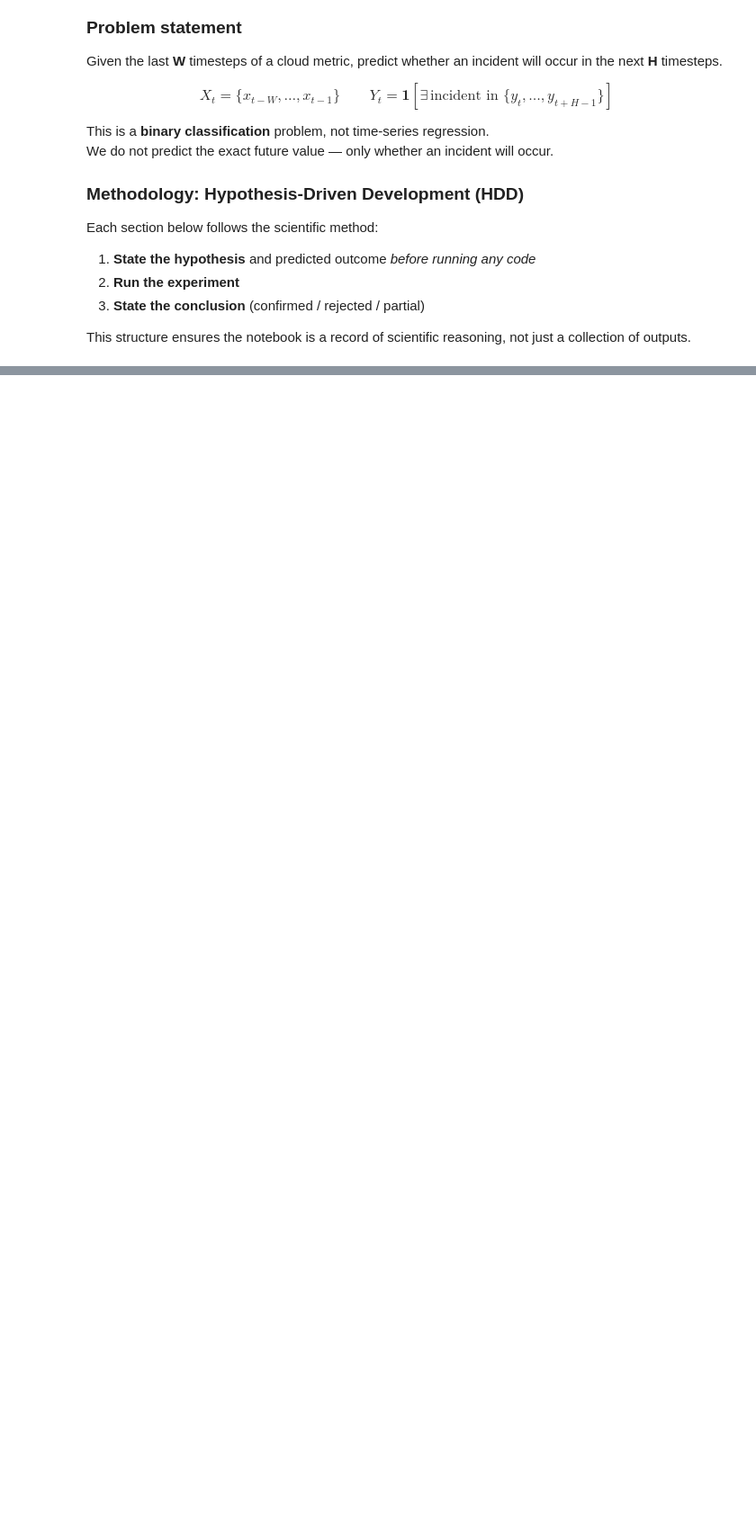
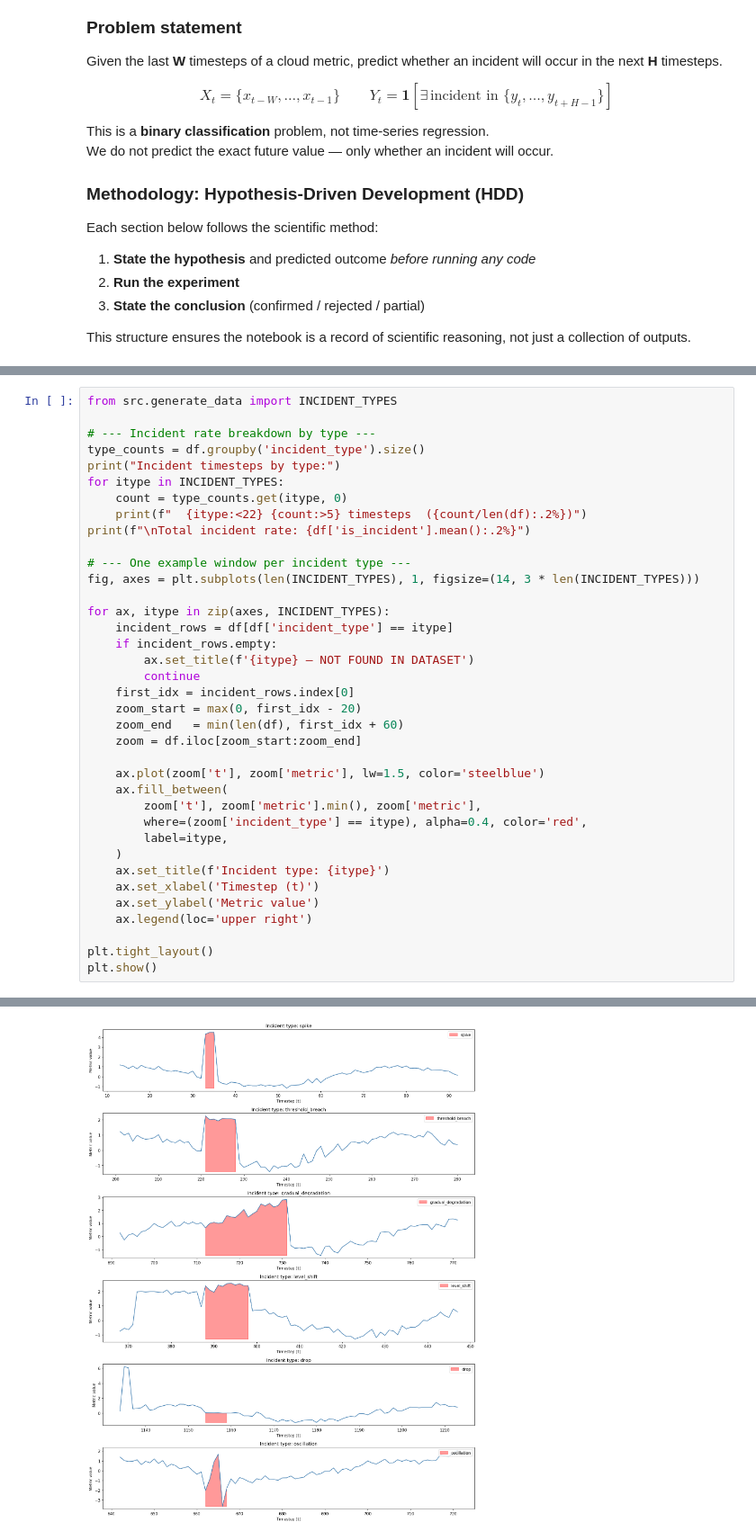
Before and after one commit to igarbayo/cloud-incident-predictor, a Jupyter notebook: notebooks/01_exploration_and_evaluation.ipynb, the cells around one changed output, grey strips where cells are left out. Shown at 90% size. Drawn from its saved outputs; the diff is of its cells as text; blank space fills up the shorter version.

```diff
--- a/notebooks/01_exploration_and_evaluation.ipynb
+++ b/notebooks/01_exploration_and_evaluation.ipynb
@@ -117,0 +142,38 @@ plt.show()
+# %%
+from src.generate_data import INCIDENT_TYPES
+
+# --- Incident rate breakdown by type ---
+type_counts = df.groupby('incident_type').size()
+print("Incident timesteps by type:")
+for itype in INCIDENT_TYPES:
+    count = type_counts.get(itype, 0)
+    print(f"  {itype:<22} {count:>5} timesteps  ({count/len(df):.2%})")
+print(f"\nTotal incident rate: {df['is_incident'].mean():.2%}")
+
+# --- One example window per incident type ---
+fig, axes = plt.subplots(len(INCIDENT_TYPES), 1, figsize=(14, 3 * len(INCIDENT_TYPES)))
+
+for ax, itype in zip(axes, INCIDENT_TYPES):
+    incident_rows = df[df['incident_type'] == itype]
+    if incident_rows.empty:
+        ax.set_title(f'{itype} — NOT FOUND IN DATASET')
+        continue
+    first_idx = incident_rows.index[0]
+    zoom_start = max(0, first_idx - 20)
+    zoom_end   = min(len(df), first_idx + 60)
+    zoom = df.iloc[zoom_start:zoom_end]
+
+    ax.plot(zoom['t'], zoom['metric'], lw=1.5, color='steelblue')
+    ax.fill_between(
+        zoom['t'], zoom['metric'].min(), zoom['metric'],
+        where=(zoom['incident_type'] == itype), alpha=0.4, color='red',
+        label=itype,
+    )
+    ax.set_title(f'Incident type: {itype}')
+    ax.set_xlabel('Timestep (t)')
+    ax.set_ylabel('Metric value')
+    ax.legend(loc='upper right')
+
+plt.tight_layout()
+plt.show()
+# %% [output]
@@ -118,3 +189,4 @@ plt.show()
+[figure, added]
 # %%
 # Class balance — this is why we do NOT use accuracy
 counts = df['is_incident'].value_counts().sort_index()
```
Also changed, not shown: parts of 31 cells of this notebook, 4 other files.
